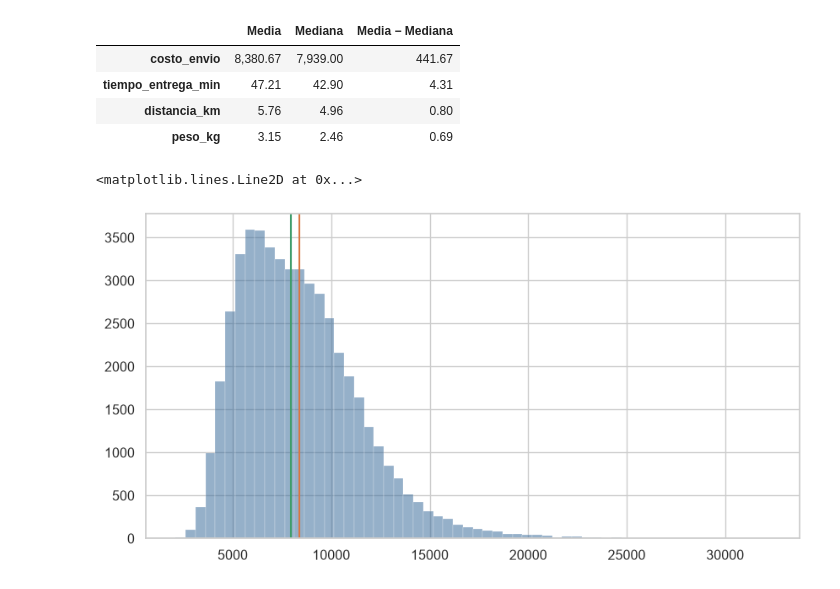
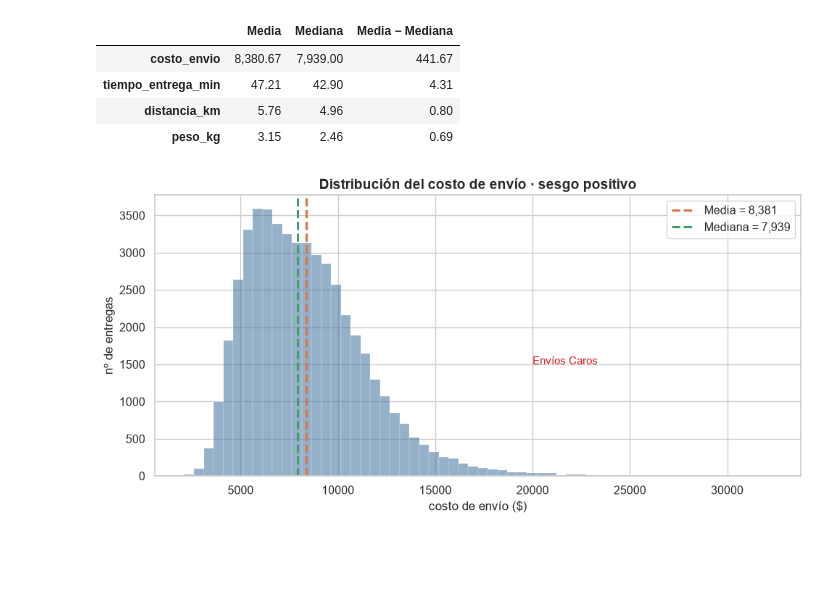
Before and after one commit to MiguelAngelRamos/ejercicio4-analis-datos, a Jupyter notebook: analisis_turboenvios.ipynb, the cells around one changed output. Drawn from its saved outputs; the diff is of its cells as text; code cells hidden in the pictures; blank space fills up the shorter version.

```diff
--- a/analisis_turboenvios.ipynb
+++ b/analisis_turboenvios.ipynb
@@ -29,7 +29,7 @@ plt.rcParams["axes.titlesize"] = 14                # tamaño de letra por defect
 plt.rcParams["axes.titleweight"] = "bold"          # los títulos saldrán en negrita
 
 # Paleta corporativa (naranja = acento, verde = positivo, azul = neutro)
-NARANJA, VERDE, AZUL, GRIS = "#d97642", "#3f9d6b", "#3f6f9d", "#8a8a8a"  # guardamos 4 colores en código hexadecimal para reusarlos
+NARANJA, VERDE, AZUL, GRIS, ROJO = "#d97642", "#3f9d6b", "#3f6f9d", "#8a8a8a", "#d81a1a" # guardamos 4 colores en código hexadecimal para reusarlos
 
 pd.set_option("display.float_format", lambda x: f"{x:,.2f}")  # al mostrar números, usar separador de miles y 2 decimales (ej: 8,380.67)
 print("Entorno listo · pandas", pd.__version__, "· numpy", np.__version__)  # confirma que cargó e imprime las versiones instaladas
@@ -140,10 +140,17 @@ centro
 # %%
 fig, ax = plt.subplots(figsize=(10, 5))
 ax.hist(df["costo_envio"], bins=60, color=AZUL, alpha=0.55, edgecolor="white", linewidth=0.3)
 media = df["costo_envio"].mean()          # media del costo, la guardamos para dibujar su línea
 mediana = df["costo_envio"].median()      # mediana del costo
-ax.axvline(media, color=NARANJA)
-ax.axvline(mediana, color=VERDE)
+# lw=2.2 grosor, ls="--" estilo en linea discontinua , label="..." es el texto de la leyenda
+ax.axvline(media, color=NARANJA, lw=2.2, ls="--", label=f"Media = {media:,.0f}")
+ax.axvline(mediana, color=VERDE, lw=2.2, ls="--", label=f"Mediana = {mediana:,.0f}")
+ax.set_title("Distribución del costo de envío · sesgo positivo")  # título del gráfico
+ax.set_xlabel("costo de envío ($)")
+ax.set_ylabel("nº de entregas")
+ax.annotate("Envíos Caros", xy=(20000, 1500), color=ROJO, fontsize=11)
+ax.legend()
+plt.tight_layout()
+plt.show()
 # %% [output]
-<matplotlib.lines.Line2D at 0x...>
-[figure, old version]
+[figure, new version]
```
Also changed, not shown: parts of 6 cells of this notebook.
